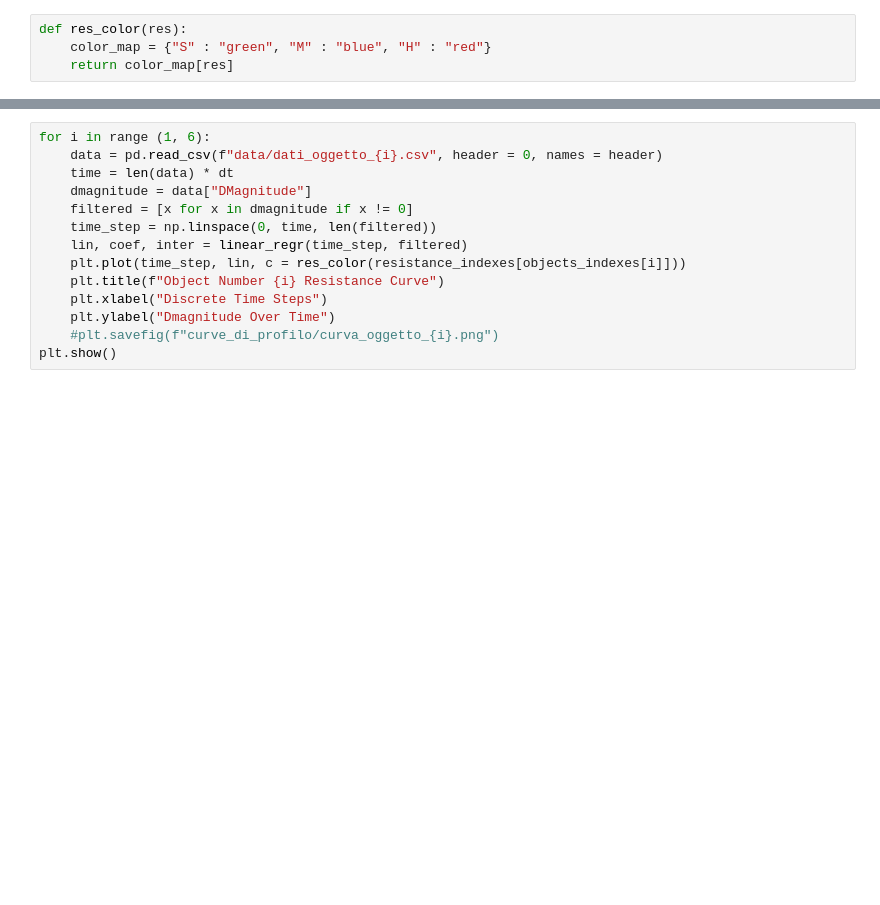
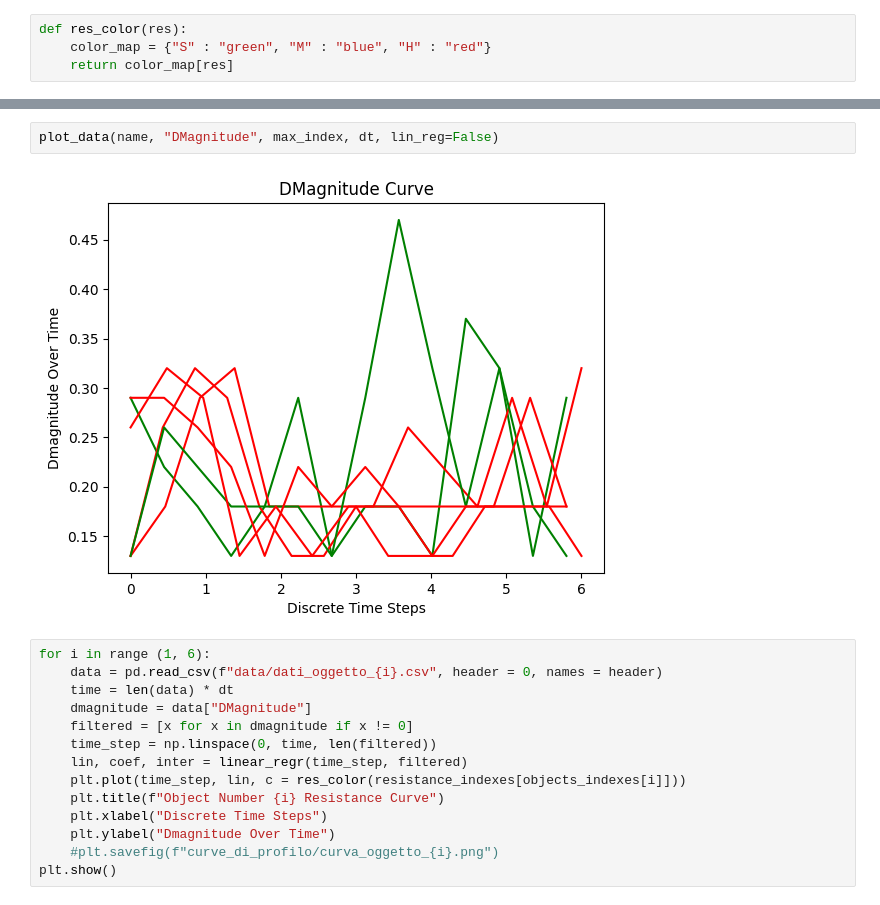
Before and after one commit to frekkoz3/EESTEC-HACKATHON-2025-FINALE, a Jupyter notebook: curve_visualization.ipynb, the cells around one changed output, grey strips where cells are left out. Drawn from its saved outputs; the diff is of its cells as text; blank space fills up the shorter version.

```diff
--- a/curve_visualization.ipynb
+++ b/curve_visualization.ipynb
@@ -46,3 +65,7 @@ def plot_data(data, request_data, max_index):
+# %%
+plot_data(name, "DMagnitude", max_index, dt, lin_reg=False)
+# %% [output]
+[figure, added]
 # %%
 for i in range (1, 6):
     data = pd.read_csv(f"data/dati_oggetto_{i}.csv", header = 0, names = header)
```
Also changed, not shown: parts of 6 cells of this notebook.
